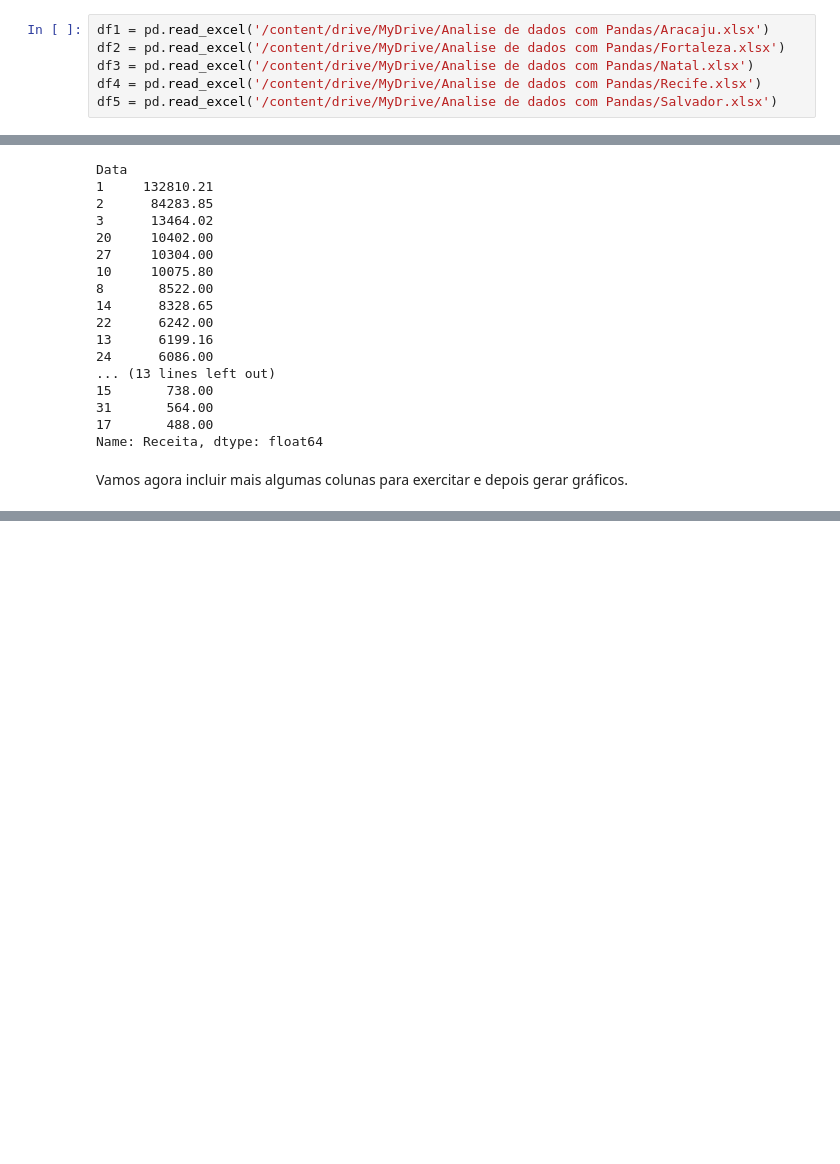
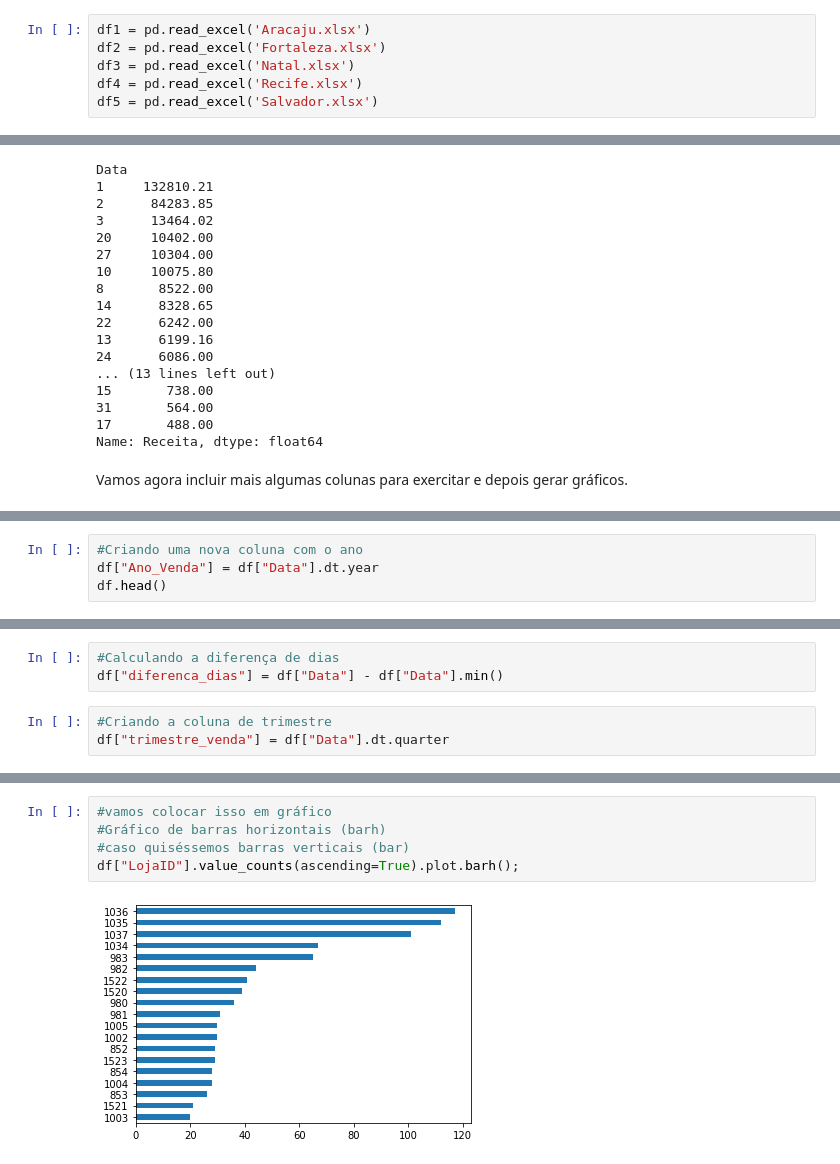
Before and after one commit to PRPAJ/dio_analise_de_dados_pandas, a Jupyter notebook: Analise_de_Dados_com_Pandas.ipynb, the cells around one changed output, grey strips where cells are left out. Drawn from its saved outputs; the diff is of its cells as text; blank space fills up the shorter version.

```diff
--- a/Analise_de_Dados_com_Pandas.ipynb
+++ b/Analise_de_Dados_com_Pandas.ipynb
@@ -5,11 +16,11 @@ import pandas as pd
 ###Visualização de Dados
 Nesta parte estamos analisando diferentes arquivos em Excel e iremos montar um df(dataframe) único com os dados das 5 planilhas.
 # %%
-df1 = pd.read_excel('/content/drive/MyDrive/Analise de dados com Pandas/Aracaju.xlsx')
-df2 = pd.read_excel('/content/drive/MyDrive/Analise de dados com Pandas/Fortaleza.xlsx')
-df3 = pd.read_excel('/content/drive/MyDrive/Analise de dados com Pandas/Natal.xlsx')
-df4 = pd.read_excel('/content/drive/MyDrive/Analise de dados com Pandas/Recife.xlsx')
-df5 = pd.read_excel('/content/drive/MyDrive/Analise de dados com Pandas/Salvador.xlsx')
+df1 = pd.read_excel('Aracaju.xlsx')
+df2 = pd.read_excel('Fortaleza.xlsx')
+df3 = pd.read_excel('Natal.xlsx')
+df4 = pd.read_excel('Recife.xlsx')
+df5 = pd.read_excel('Salvador.xlsx')
 # %% [markdown]
 Aqui estamos concatenando as planilhas
 # %%
@@ -192,0 +220,4 @@ Vamos agora incluir mais algumas colunas para exercitar e depois gerar gráficos
+# %%
+#Criando uma nova coluna com o ano
+df["Ano_Venda"] = df["Data"].dt.year
+df.head()
@@ -192,0 +243,6 @@ Vamos agora incluir mais algumas colunas para exercitar e depois gerar gráficos
+# %%
+#Calculando a diferença de dias
+df["diferenca_dias"] = df["Data"] - df["Data"].min()
+# %%
+#Criando a coluna de trimestre
+df["trimestre_venda"] = df["Data"].dt.quarter
@@ -192,0 +301,7 @@ Vamos agora incluir mais algumas colunas para exercitar e depois gerar gráficos
+# %%
+#vamos colocar isso em gráfico
+#Gráfico de barras horizontais (barh)
+#caso quiséssemos barras verticais (bar)
+df["LojaID"].value_counts(ascending=True).plot.barh();
+# %% [output]
+[figure, added]
```
Also changed, not shown: parts of 18 cells of this notebook.
